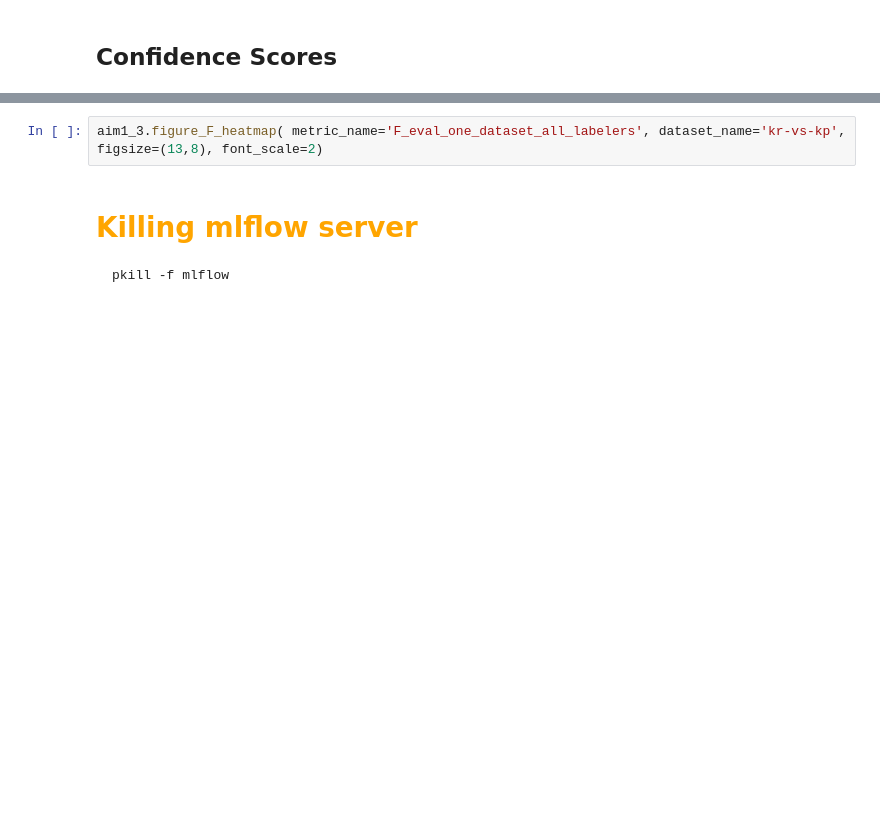
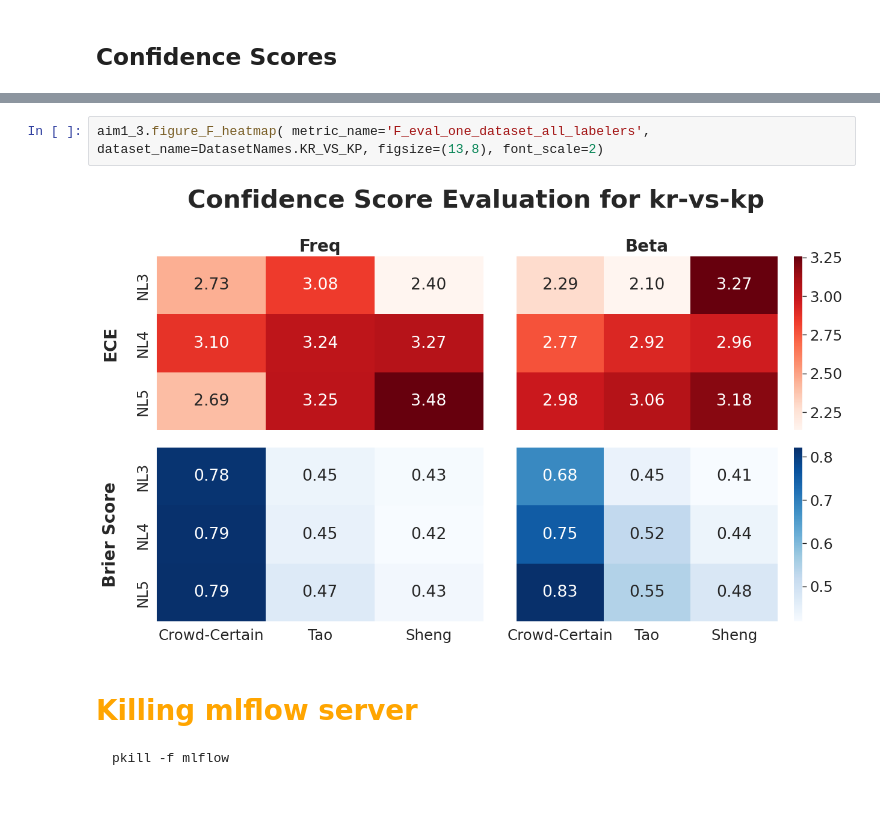
Before and after one commit to artinmajdi/crowd_certain, a Jupyter notebook: crowd_certain/notebooks/1.3.4_paper_figures_final.ipynb, the cells around one changed output, grey strips where cells are left out. Saved outputs shown, nothing was run; the diff lists cells and outputs as text; blank space fills up the shorter version.

````diff
--- a/crowd_certain/notebooks/1.3.4_paper_figures_final.ipynb
+++ b/crowd_certain/notebooks/1.3.4_paper_figures_final.ipynb
@@ -47,5 +55,7 @@ aim1_3.figure_F_heatmap(nl='NL3', metric_name='F_eval_one_worker_all_datasets',
 # %%
-aim1_3.figure_F_heatmap( metric_name='F_eval_one_dataset_all_labelers', dataset_name='kr-vs-kp', figsize=(13,8), font_scale=2)
+aim1_3.figure_F_heatmap( metric_name='F_eval_one_dataset_all_labelers', dataset_name=DatasetNames.KR_VS_KP, figsize=(13,8), font_scale=2)
+# %% [output]
+[figure, added]
 # %% [markdown]
 # <span style="color:orange; font-family:PT Sans Narrow; font-size:1em"> Killing mlflow server </span>
 ```bash
````
Also changed, not shown: parts of 4 cells of this notebook, 26 other files.
